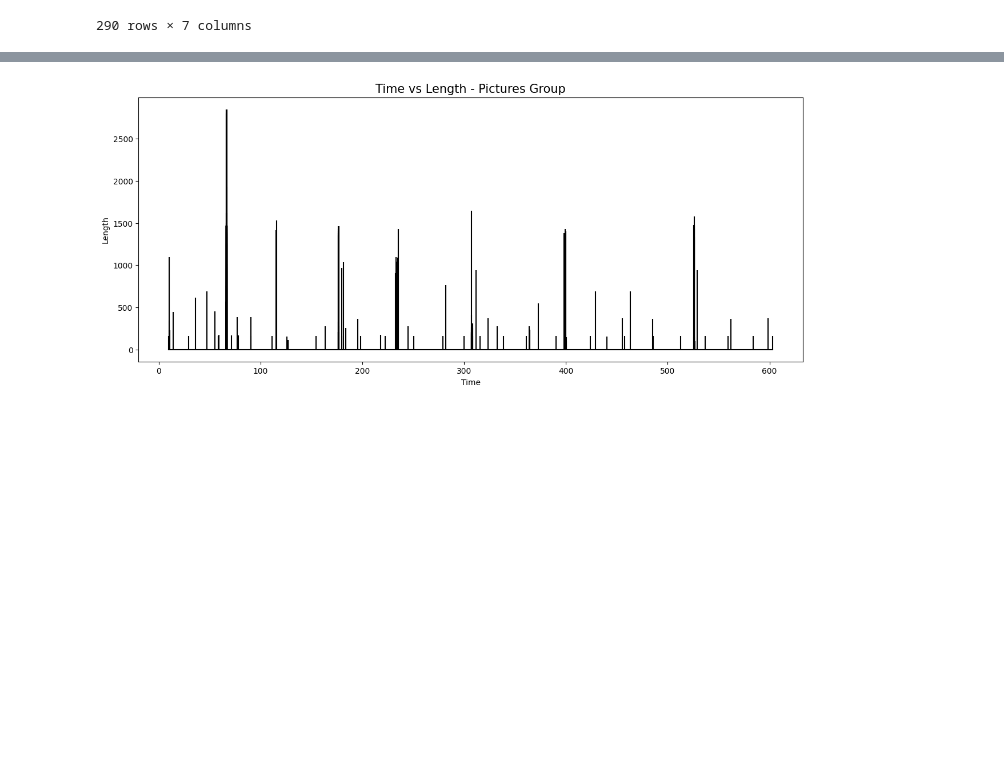
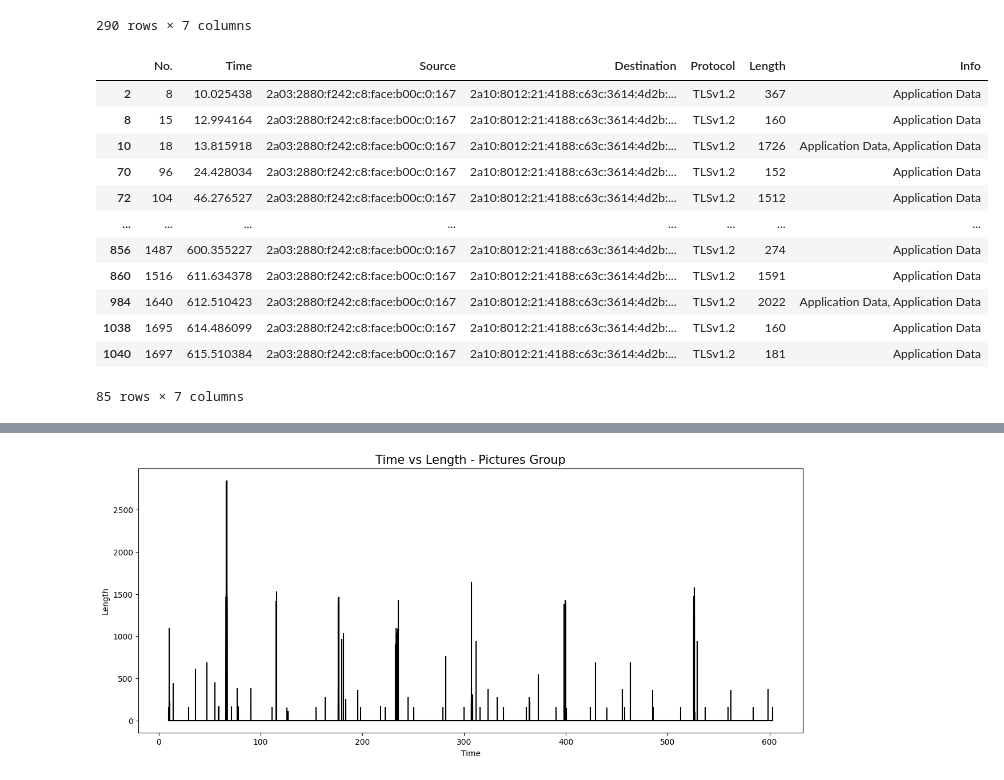
Before and after one commit to NoaAmichai/Computer_networks_final_project, a Jupyter notebook: src/project.ipynb, the cells around one changed output, grey strips where cells are left out. Cells and saved outputs as stored; diff of their text form; code cells hidden in the pictures; blank space fills up the shorter version.

```diff
--- a/src/project.ipynb
+++ b/src/project.ipynb
@@ -196,3 +196,24 @@ pictures_data
 | 4647 | 5129 | 598.549289 | 2a03:2880:f258:c8:face:b00c:0:167 | 2a00:a041:3c5d:4d00:b981:f170:fea... | TLSv1.2 | 368 | Application Data |
 | 4653 | 5135 | 603.054549 | 2a03:2880:f258:c8:face:b00c:0:167 | 2a00:a041:3c5d:4d00:b981:f170:fea... | TLSv1.2 | 160 | Application Data |
 290 rows × 7 columns
+# %%
+pictures_data2 = pd.read_csv("../resources/Pictures Group/pictures_data_30.csv")
+
+pictures_data2 = pictures_data2[pictures_data2['Protocol'].str.contains('TLS')]
+pictures_data2 = filter_data_by_ip(pictures_data2,'2a03:2880:f242:c8:face:b00c:0:167','2a10:8012:21:4188:c63c:3614:4d2b:1483')
+
+pictures_data2
+# %% [output]
+|  | No. | Time | Source | Destination | Protocol | Length | Info |
+| 2 | 8 | 10.025438 | 2a03:2880:f242:c8:face:b00c:0:167 | 2a10:8012:21:4188:c63c:3614:4d2b:... | TLSv1.2 | 367 | Application Data |
+| 8 | 15 | 12.994164 | 2a03:2880:f242:c8:face:b00c:0:167 | 2a10:8012:21:4188:c63c:3614:4d2b:... | TLSv1.2 | 160 | Application Data |
+| 10 | 18 | 13.815918 | 2a03:2880:f242:c8:face:b00c:0:167 | 2a10:8012:21:4188:c63c:3614:4d2b:... | TLSv1.2 | 1726 | Application Data, Application Data |
+| 70 | 96 | 24.428034 | 2a03:2880:f242:c8:face:b00c:0:167 | 2a10:8012:21:4188:c63c:3614:4d2b:... | TLSv1.2 | 152 | Application Data |
+| 72 | 104 | 46.276527 | 2a03:2880:f242:c8:face:b00c:0:167 | 2a10:8012:21:4188:c63c:3614:4d2b:... | TLSv1.2 | 1512 | Application Data |
+| ... | ... | ... | ... | ... | ... | ... | ... |
+| 856 | 1487 | 600.355227 | 2a03:2880:f242:c8:face:b00c:0:167 | 2a10:8012:21:4188:c63c:3614:4d2b:... | TLSv1.2 | 274 | Application Data |
+| 860 | 1516 | 611.634378 | 2a03:2880:f242:c8:face:b00c:0:167 | 2a10:8012:21:4188:c63c:3614:4d2b:... | TLSv1.2 | 1591 | Application Data |
+| 984 | 1640 | 612.510423 | 2a03:2880:f242:c8:face:b00c:0:167 | 2a10:8012:21:4188:c63c:3614:4d2b:... | TLSv1.2 | 2022 | Application Data, Application Data |
+| 1038 | 1695 | 614.486099 | 2a03:2880:f242:c8:face:b00c:0:167 | 2a10:8012:21:4188:c63c:3614:4d2b:... | TLSv1.2 | 160 | Application Data |
+| 1040 | 1697 | 615.510384 | 2a03:2880:f242:c8:face:b00c:0:167 | 2a10:8012:21:4188:c63c:3614:4d2b:... | TLSv1.2 | 181 | Application Data |
+85 rows × 7 columns
```
Also changed, not shown: parts of 8 cells of this notebook, 3 other files.
